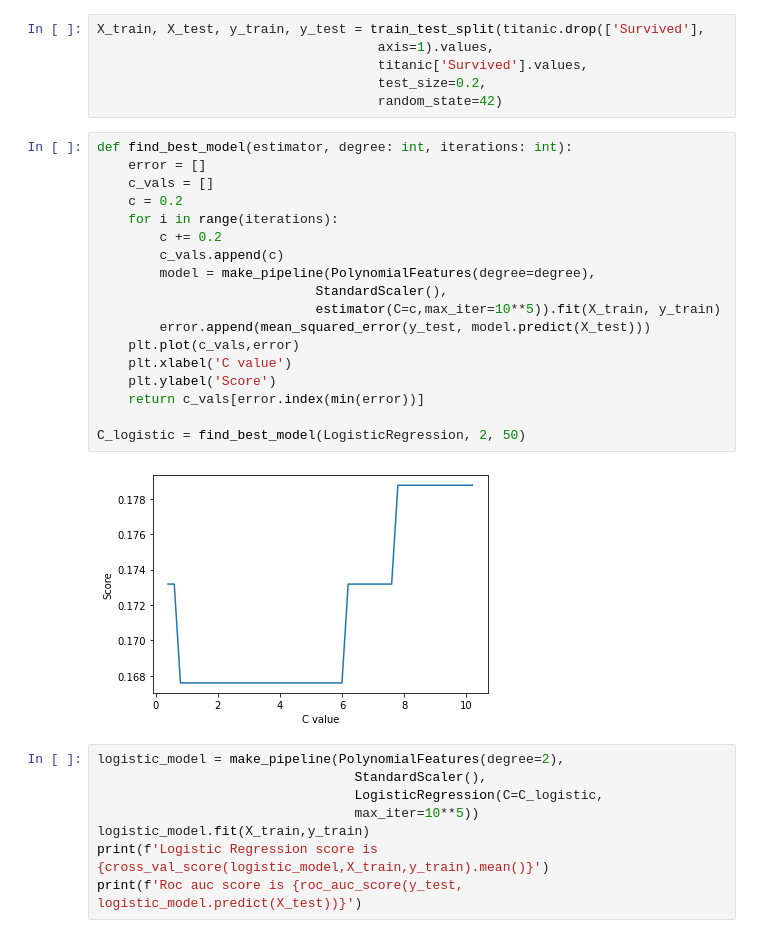
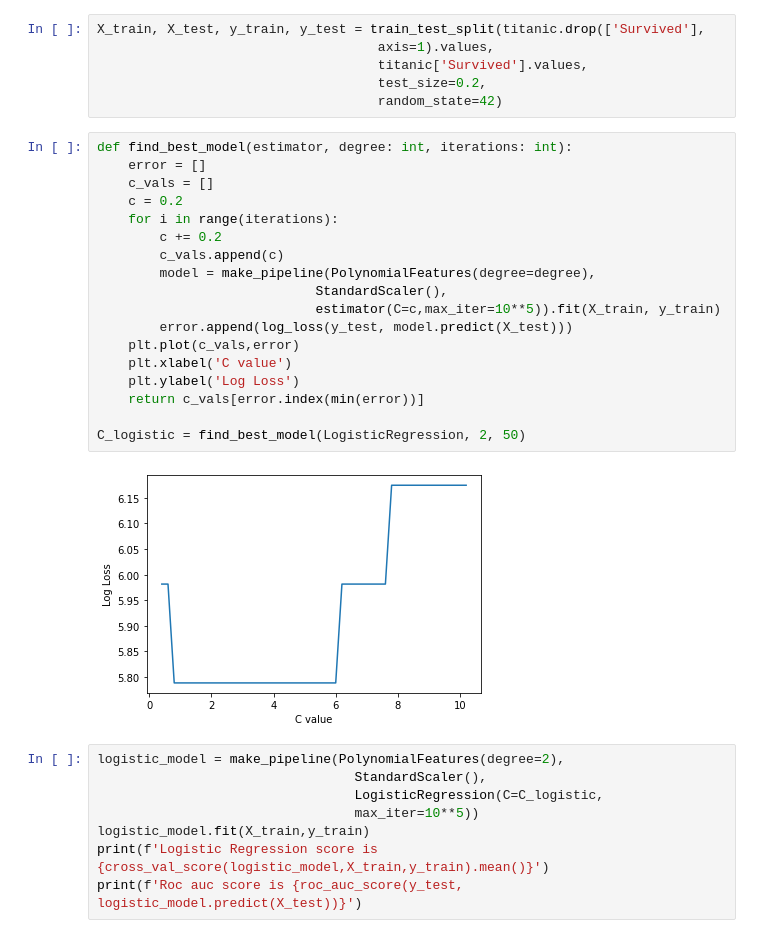
Before and after one commit to bartoszpiechnik25/DataScience, a Jupyter notebook: Titanic.ipynb, the cells around one changed output. Saved outputs shown, nothing was run; the diff lists cells and outputs as text.

```diff
--- a/Titanic.ipynb
+++ b/Titanic.ipynb
@@ -239,23 +239,23 @@ X_train, X_test, y_train, y_test = train_test_split(titanic.drop(['Survived'],
 # %%
 def find_best_model(estimator, degree: int, iterations: int):
     error = []
     c_vals = []
     c = 0.2
     for i in range(iterations):
         c += 0.2
         c_vals.append(c)
         model = make_pipeline(PolynomialFeatures(degree=degree),
                             StandardScaler(),
                             estimator(C=c,max_iter=10**5)).fit(X_train, y_train)
-        error.append(mean_squared_error(y_test, model.predict(X_test)))
+        error.append(log_loss(y_test, model.predict(X_test)))
     plt.plot(c_vals,error)
     plt.xlabel('C value')
-    plt.ylabel('Score')
+    plt.ylabel('Log Loss')
     return c_vals[error.index(min(error))]
 
 C_logistic = find_best_model(LogisticRegression, 2, 50)
 # %% [output]
-[figure, old version]
+[figure, new version]
 # %%
 logistic_model = make_pipeline(PolynomialFeatures(degree=2),
                                  StandardScaler(),
```
Also changed, not shown: parts of 5 cells of this notebook.
